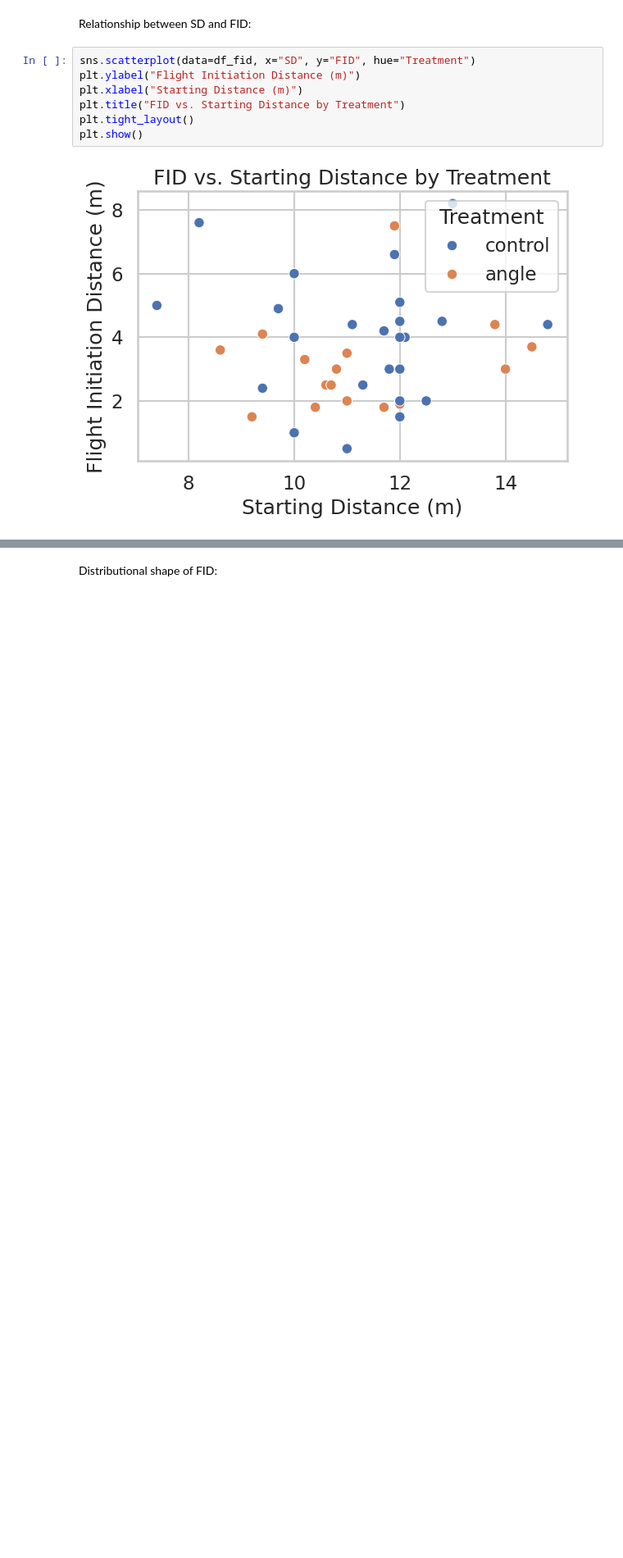
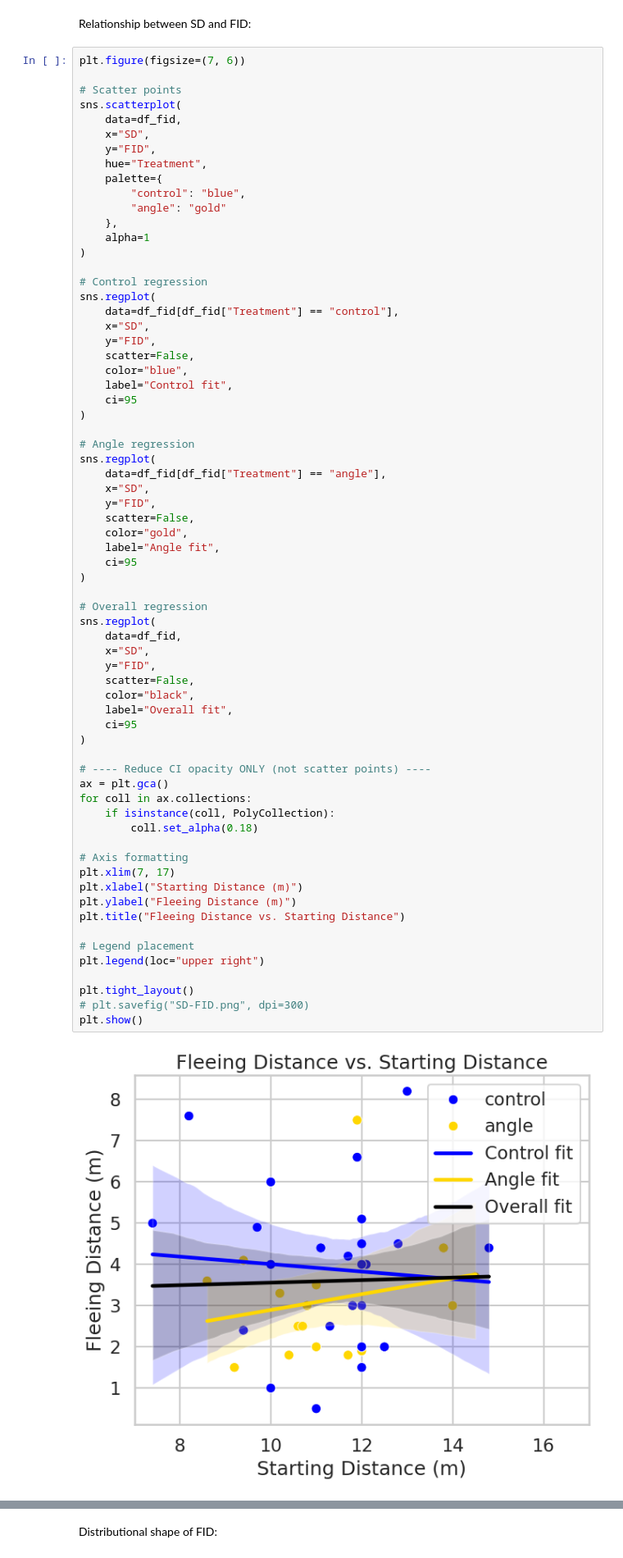
Before and after one commit to NickBonnTAU/Study-Lab, a Jupyter notebook: FID.ipynb, the cells around one changed output, grey strips where cells are left out. Shown at 82% size. Saved outputs shown, nothing was run; the diff lists cells and outputs as text; blank space fills up the shorter version.

```diff
--- a/FID.ipynb
+++ b/FID.ipynb
@@ -320,11 +456,71 @@ plt.show()
 # %% [markdown]
 Relationship between SD and FID:
 # %%
-sns.scatterplot(data=df_fid, x="SD", y="FID", hue="Treatment")
-plt.ylabel("Flight Initiation Distance (m)")
+plt.figure(figsize=(7, 6))
+
+# Scatter points
+sns.scatterplot(
+    data=df_fid,
+    x="SD",
+    y="FID",
+    hue="Treatment",
+    palette={
+        "control": "blue",
+        "angle": "gold"
+    },
+    alpha=1
+)
+
+# Control regression
+sns.regplot(
+    data=df_fid[df_fid["Treatment"] == "control"],
+    x="SD",
+    y="FID",
+    scatter=False,
+    color="blue",
+    label="Control fit",
+    ci=95
+)
+
+# Angle regression
+sns.regplot(
+    data=df_fid[df_fid["Treatment"] == "angle"],
+    x="SD",
+    y="FID",
+    scatter=False,
+    color="gold",
+    label="Angle fit",
+    ci=95
+)
+
+# Overall regression
+sns.regplot(
+    data=df_fid,
+    x="SD",
+    y="FID",
+    scatter=False,
+    color="black",
+    label="Overall fit",
+    ci=95
+)
+
+# ---- Reduce CI opacity ONLY (not scatter points) ----
+ax = plt.gca()
+for coll in ax.collections:
+    if isinstance(coll, PolyCollection):
+        coll.set_alpha(0.18)
+
+# Axis formatting
+plt.xlim(7, 17)
 plt.xlabel("Starting Distance (m)")
-plt.title("FID vs. Starting Distance by Treatment")
+plt.ylabel("Fleeing Distance (m)")
+plt.title("Fleeing Distance vs. Starting Distance")
+
+# Legend placement
+plt.legend(loc="upper right")
+
 plt.tight_layout()
+# plt.savefig("SD-FID.png", dpi=300)
 plt.show()
 # %% [output]
-[figure, old version]
+[figure, new version]
```
Also changed, not shown: parts of 104 cells of this notebook, 1 other file.
